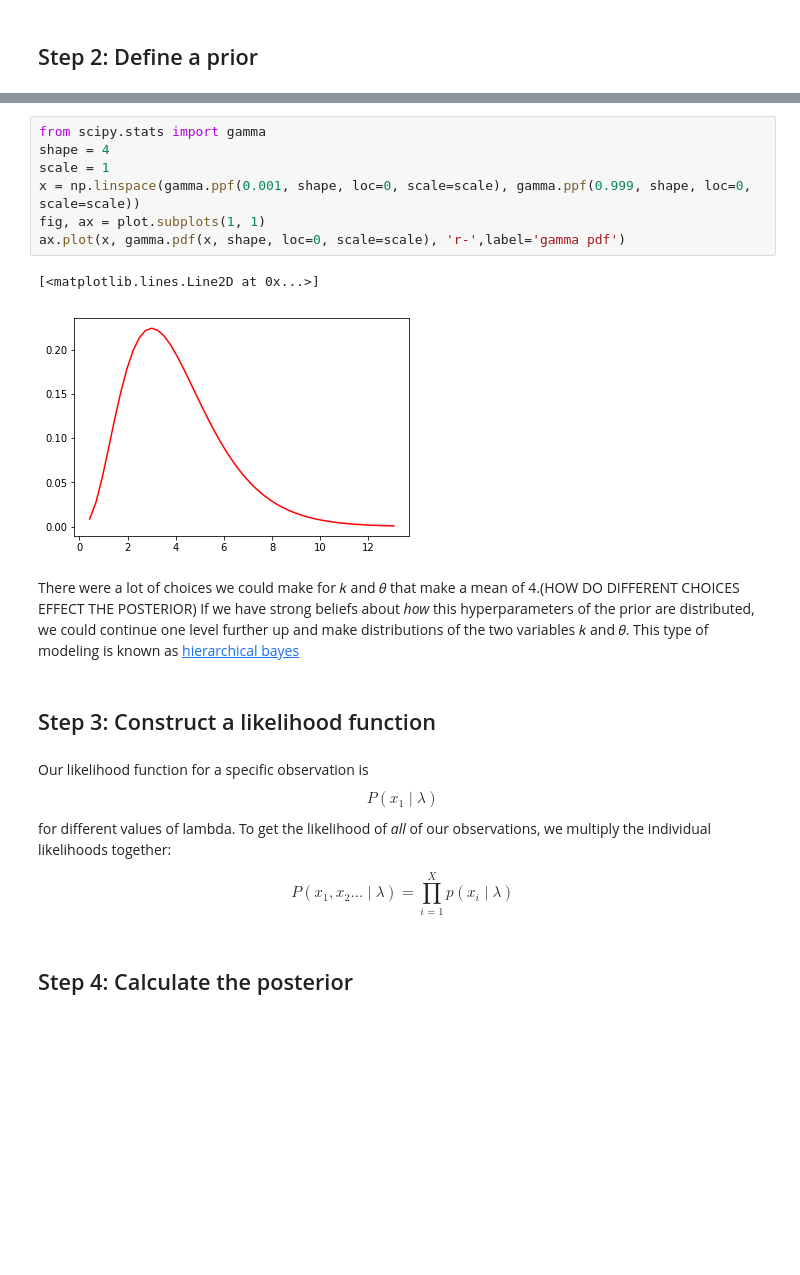
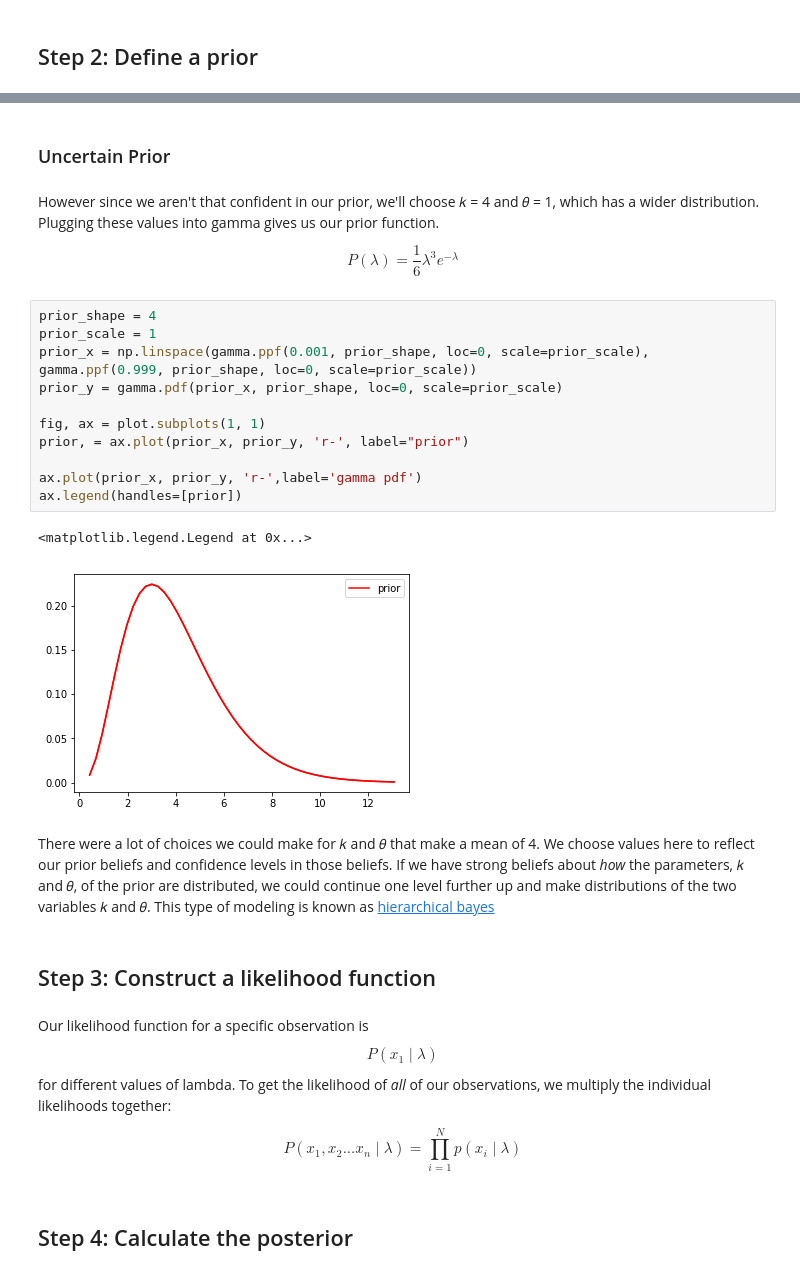
Before and after one commit to jvans1/bayesian_machine_learning, a Jupyter notebook: Conjugate Priors.ipynb, the cells around one changed output, grey strips where cells are left out. Cells and saved outputs as stored; diff of their text form; blank space fills up the shorter version.

Commit message:
Update priors post

```diff
--- a/Conjugate Priors.ipynb
+++ b/Conjugate Priors.ipynb
@@ -54,21 +71,33 @@ yields
+# %% [markdown]
+### Uncertain Prior
+# %% [markdown]
+However since we aren't that confident in our prior, we'll choose 𝑘 = 4 and 𝜃 = 1, which has a wider distribution. Plugging these values into gamma gives us our prior function.
+
+
+$$P\left(λ \right) =  \frac{ 1 } {6}λ^{3}𝑒^{-λ} $$
 # %%
-from scipy.stats import gamma
-shape = 4
-scale = 1
-x = np.linspace(gamma.ppf(0.001, shape, loc=0, scale=scale), gamma.ppf(0.999, shape, loc=0, scale=scale))
+prior_shape = 4
+prior_scale = 1
+prior_x = np.linspace(gamma.ppf(0.001, prior_shape, loc=0, scale=prior_scale), gamma.ppf(0.999, prior_shape, loc=0, scale=prior_scale))
+prior_y = gamma.pdf(prior_x, prior_shape, loc=0, scale=prior_scale)
+
 fig, ax = plot.subplots(1, 1)
-ax.plot(x, gamma.pdf(x, shape, loc=0, scale=scale), 'r-',label='gamma pdf')
+prior, = ax.plot(prior_x, prior_y, 'r-', label="prior")
+
+ax.plot(prior_x, prior_y, 'r-',label='gamma pdf')
+ax.legend(handles=[prior])
 # %% [output]
-[<matplotlib.lines.Line2D at 0x...>]
+<matplotlib.legend.Legend at 0x...>
-[figure, old version]
+[figure, new version]
 # %% [markdown]
-There were a lot of choices we could make for 𝑘 and 𝜃 that make a mean of 4.(HOW DO DIFFERENT CHOICES EFFECT THE POSTERIOR) If we have strong beliefs about *how* this hyperparameters of the prior are distributed, we could continue one level further up and make distributions of the two variables 𝑘 and 𝜃. This type of modeling is known as [hierarchical bayes](https://en.wikipedia.org/wiki/Bayesian_hierarchical_modeling)
+There were a lot of choices we could make for 𝑘 and 𝜃 that make a mean of 4. We choose values here to reflect our prior beliefs and confidence levels in those beliefs. If we have strong beliefs about *how* the parameters, 𝑘 and 𝜃, of the prior are distributed, we could continue one level further up and make distributions of the two variables 𝑘 and 𝜃. This type of modeling is known as [hierarchical bayes](https://en.wikipedia.org/wiki/Bayesian_hierarchical_modeling)
 # %% [markdown]
 ## Step 3: Construct a likelihood function
 # %% [markdown]
 Our likelihood function for a specific observation is $$ P(x_1 \mid λ)$$ for different values of lambda. To get the likelihood of _all_ of our observations, we multiply the individual likelihoods together:
 
-$$ P(x_1, x_2 ... \mid λ) = \prod\limits_{i=1}^X p(x_i \mid  λ) $$
+
+$$ P(x_1, x_2 ... x_n\mid λ) = \prod\limits_{i=1}^N p(x_i \mid  λ) $$
 # %% [markdown]
 ## Step 4: Calculate the posterior
 # %% [markdown]
```
Also changed, not shown: parts of 8 cells of this notebook.
